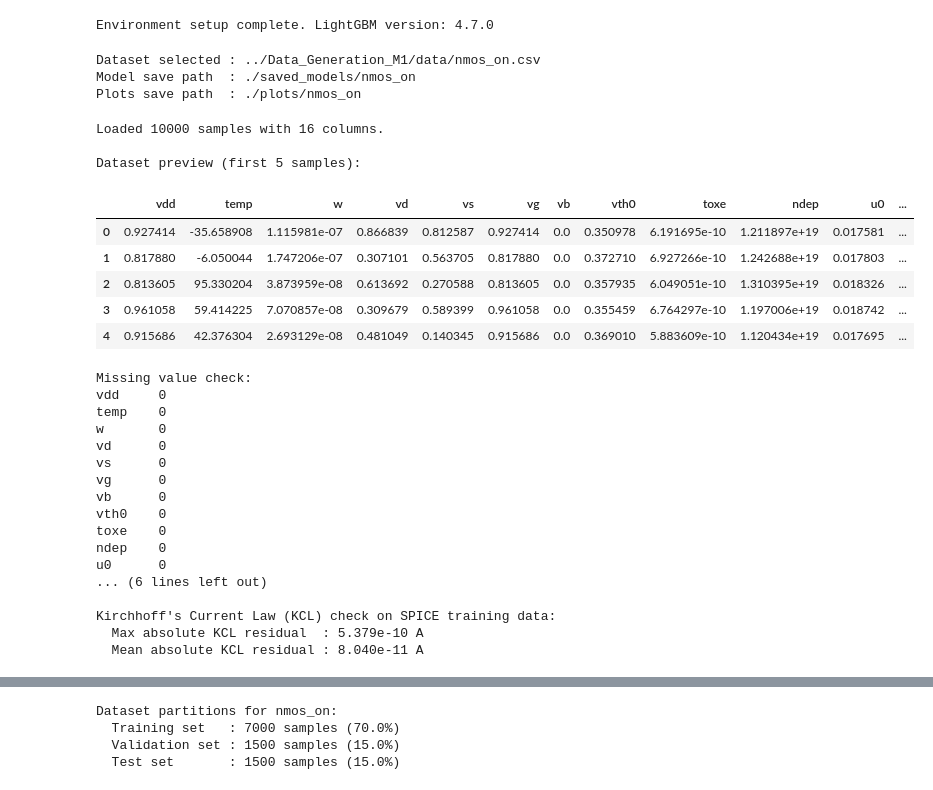
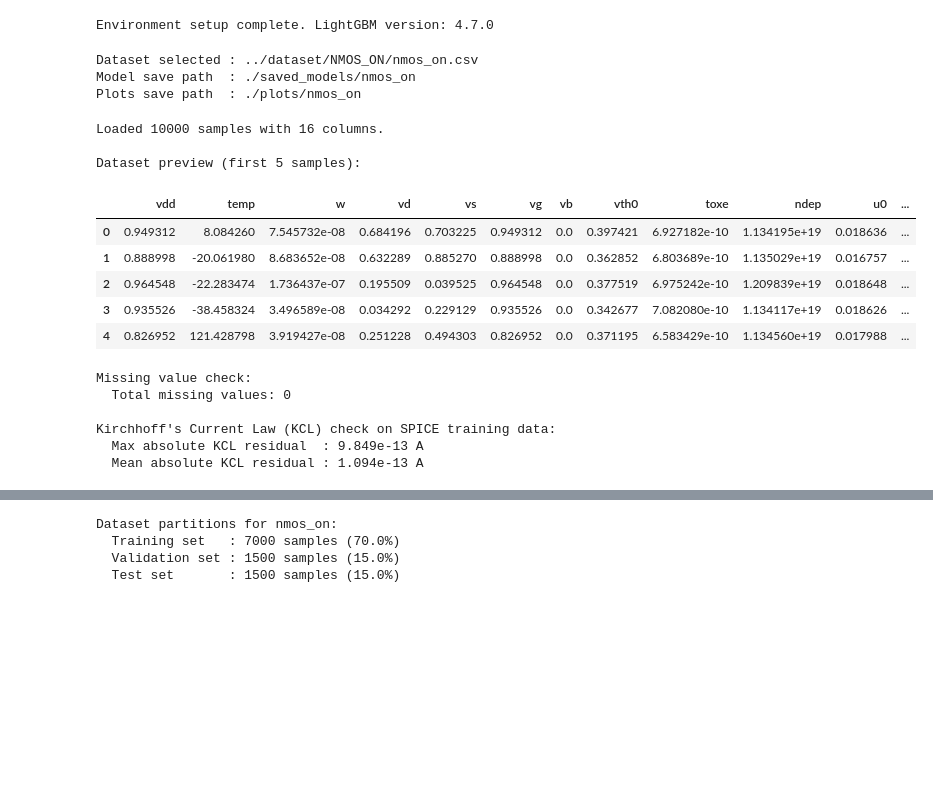
Before and after one commit to ravi11-developer/DVD_PROJECT, a Jupyter notebook: ml_model/01_nmos_on_lightgbm.ipynb, the cells around one changed output, grey strips where cells are left out. Drawn from its saved outputs; the diff is of its cells as text; code cells hidden in the pictures; blank space fills up the shorter version.

```diff
--- a/ml_model/01_nmos_on_lightgbm.ipynb
+++ b/ml_model/01_nmos_on_lightgbm.ipynb
@@ -57,12 +51,12 @@ Environment setup complete. LightGBM version: 4.7.0
 CASE_NAME = "nmos_on"
 RANDOM_STATE = 42
 
-# Candidate data paths (relative to notebook directory or project root)
+# Candidate data paths (checks dataset/ folder first, then Data_Generation_M1/data/)
 POSSIBLE_DATA_PATHS = [
+    os.path.join("..", "dataset", CASE_NAME.upper(), f"{CASE_NAME}.csv"),
+    os.path.join("dataset", CASE_NAME.upper(), f"{CASE_NAME}.csv"),
     os.path.join("..", "Data_Generation_M1", "data", f"{CASE_NAME}.csv"),
     os.path.join("Data_Generation_M1", "data", f"{CASE_NAME}.csv"),
-    os.path.join("..", "data", f"{CASE_NAME}.csv"),
-    os.path.join("data", f"{CASE_NAME}.csv"),
     f"{CASE_NAME}.csv"
 ]
 
@@ -83,57 +77,49 @@ PLOTS_DIR = os.path.join(BASE_DIR, "plots", CASE_NAME)
 os.makedirs(SAVED_MODELS_DIR, exist_ok=True)
 os.makedirs(PLOTS_DIR, exist_ok=True)
 
-# Feature and Target Column Definitions
-FEATURE_COLS = ['vdd', 'temp', 'w', 'vd', 'vs', 'vg', 'vb', 'vth0', 'toxe', 'ndep', 'u0', 'xj']
-TARGET_COLS = ['id', 'ig', 'is', 'ib']
-
 print(f"Dataset selected : {DATA_PATH}")
 print(f"Model save path  : {SAVED_MODELS_DIR}")
 print(f"Plots save path  : {PLOTS_DIR}")
 # %% [output]
-Dataset selected : ../Data_Generation_M1/data/nmos_on.csv
+Dataset selected : ../dataset/NMOS_ON/nmos_on.csv
 Model save path  : ./saved_models/nmos_on
 Plots save path  : ./plots/nmos_on
 # %%
 # 3. Data Loading & Initial Inspection
+# DATA_PATH = "../Data_Generation_M1/data/nmos_on.csv"
+
 df_raw = pd.read_csv(DATA_PATH)
+
+# Drop auxiliary columns like 'itotal' if present from simulation scripts
+if 'itotal' in df_raw.columns:
+    df_raw = df_raw.drop(columns=['itotal'])
 
 print(f"Loaded {len(df_raw)} samples with {len(df_raw.columns)} columns.")
 print("\nDataset preview (first 5 samples):")
 display(df_raw.head())
 
 print("\nMissing value check:")
-print(df_raw.isnull().sum())
+missing_cnt = df_raw.isnull().sum().sum()
+print(f"  Total missing values: {missing_cnt}")
 
 # Validate Kirchhoff's Current Law (KCL): Id + Ig + Is + Ib ≈ 0
 kcl_residual = np.abs(df_raw['id'] + df_raw['ig'] + df_raw['is'] + df_raw['ib'])
 print(f"\nKirchhoff's Current Law (KCL) check on SPICE training data:")
 print(f"  Max absolute KCL residual  : {kcl_residual.max():.3e} A")
 print(f"  Mean absolute KCL residual : {kcl_residual.mean():.3e} A")
 # %% [output]
 Loaded 10000 samples with 16 columns.
 
 Dataset preview (first 5 samples):
 |  | vdd | temp | w | vd | vs | vg | vb | vth0 | toxe | ndep | u0 | ... |
-| 0 | 0.927414 | -35.658908 | 1.115981e-07 | 0.866839 | 0.812587 | 0.927414 | 0.0 | 0.350978 | 6.191695e-10 | 1.211897e+19 | 0.017581 | ... |
-| 1 | 0.817880 | -6.050044 | 1.747206e-07 | 0.307101 | 0.563705 | 0.817880 | 0.0 | 0.372710 | 6.927266e-10 | 1.242688e+19 | 0.017803 | ... |
-| 2 | 0.813605 | 95.330204 | 3.873959e-08 | 0.613692 | 0.270588 | 0.813605 | 0.0 | 0.357935 | 6.049051e-10 | 1.310395e+19 | 0.018326 | ... |
-| 3 | 0.961058 | 59.414225 | 7.070857e-08 | 0.309679 | 0.589399 | 0.961058 | 0.0 | 0.355459 | 6.764297e-10 | 1.197006e+19 | 0.018742 | ... |
-| 4 | 0.915686 | 42.376304 | 2.693129e-08 | 0.481049 | 0.140345 | 0.915686 | 0.0 | 0.369010 | 5.883609e-10 | 1.120434e+19 | 0.017695 | ... |
+| 0 | 0.949312 | 8.084260 | 7.545732e-08 | 0.684196 | 0.703225 | 0.949312 | 0.0 | 0.397421 | 6.927182e-10 | 1.134195e+19 | 0.018636 | ... |
+| 1 | 0.888998 | -20.061980 | 8.683652e-08 | 0.632289 | 0.885270 | 0.888998 | 0.0 | 0.362852 | 6.803689e-10 | 1.135029e+19 | 0.016757 | ... |
+| 2 | 0.964548 | -22.283474 | 1.736437e-07 | 0.195509 | 0.039525 | 0.964548 | 0.0 | 0.377519 | 6.975242e-10 | 1.209839e+19 | 0.018648 | ... |
+| 3 | 0.935526 | -38.458324 | 3.496589e-08 | 0.034292 | 0.229129 | 0.935526 | 0.0 | 0.342677 | 7.082080e-10 | 1.134117e+19 | 0.018626 | ... |
+| 4 | 0.826952 | 121.428798 | 3.919427e-08 | 0.251228 | 0.494303 | 0.826952 | 0.0 | 0.371195 | 6.583429e-10 | 1.134560e+19 | 0.017988 | ... |
 Missing value check:
-vdd     0
-temp    0
-w       0
-vd      0
-vs      0
-vg      0
-vb      0
-vth0    0
-toxe    0
-ndep    0
-u0      0
-... (6 lines left out)
+  Total missing values: 0
 
 Kirchhoff's Current Law (KCL) check on SPICE training data:
-  Max absolute KCL residual  : 5.379e-10 A
-  Mean absolute KCL residual : 8.040e-11 A
+  Max absolute KCL residual  : 9.849e-13 A
+  Mean absolute KCL residual : 1.094e-13 A
```
Also changed, not shown: parts of 16 cells of this notebook, 15 other files.
